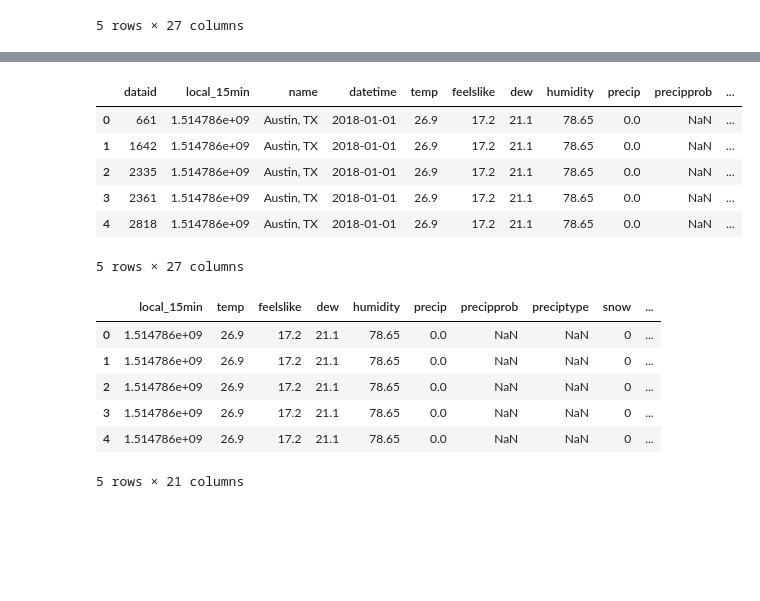
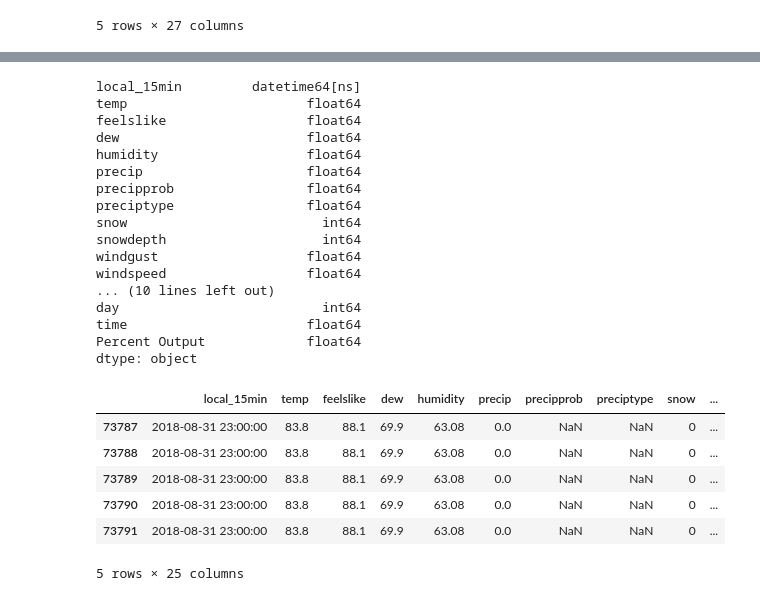
Before and after one commit to manthanand/SeniorDesign, a Jupyter notebook: Solar Forecasting/Data Cleaning.ipynb, the cells around one changed output, grey strips where cells are left out. Cells and saved outputs as stored; diff of their text form; code cells hidden in the pictures; blank space fills up the shorter version.

```diff
--- a/Solar Forecasting/Data Cleaning.ipynb
+++ b/Solar Forecasting/Data Cleaning.ipynb
@@ -112,25 +130,41 @@ trainingdata.dtypes
 trainingdata['local_15min'] = trainingdata['local_15min'].map(lambda x: time.mktime(x.timetuple()))
+# %%
+# turn datetime into 4 new columns: year, month, day, time
+trainingdata['year'] = trainingdata['local_15min'].dt.year
+trainingdata['month'] = trainingdata['local_15min'].dt.month
+trainingdata['day'] = trainingdata['local_15min'].dt.day
+trainingdata['time'] = trainingdata['local_15min'].dt.hour + trainingdata['local_15min'].dt.minute / 60
 # %%
 # reorder so the predicted feature is at the end
 column_to_reorder = trainingdata.pop('Percent Output')
 trainingdata.insert(len(trainingdata. columns), 'Percent Output', column_to_reorder)
 
-trainingdata.head()
+trainingdata.dtypes
 # %% [output]
-|  | dataid | local_15min | name | datetime | temp | feelslike | dew | humidity | precip | precipprob | ... |
-| 0 | 661 | 1.514786e+09 | Austin, TX | 2018-01-01 | 26.9 | 17.2 | 21.1 | 78.65 | 0.0 | NaN | ... |
-| 1 | 1642 | 1.514786e+09 | Austin, TX | 2018-01-01 | 26.9 | 17.2 | 21.1 | 78.65 | 0.0 | NaN | ... |
-| 2 | 2335 | 1.514786e+09 | Austin, TX | 2018-01-01 | 26.9 | 17.2 | 21.1 | 78.65 | 0.0 | NaN | ... |
-| 3 | 2361 | 1.514786e+09 | Austin, TX | 2018-01-01 | 26.9 | 17.2 | 21.1 | 78.65 | 0.0 | NaN | ... |
-| 4 | 2818 | 1.514786e+09 | Austin, TX | 2018-01-01 | 26.9 | 17.2 | 21.1 | 78.65 | 0.0 | NaN | ... |
-5 rows × 27 columns
+local_15min         datetime64[ns]
+temp                       float64
+feelslike                  float64
+dew                        float64
+humidity                   float64
+precip                     float64
+precipprob                 float64
+preciptype                 float64
+snow                         int64
+snowdepth                    int64
+windgust                   float64
+windspeed                  float64
+... (10 lines left out)
+day                          int64
+time                       float64
+Percent Output             float64
+dtype: object
 # %%
-trainingdata.head()
+trainingdata.tail()
 # %% [output]
 |  | local_15min | temp | feelslike | dew | humidity | precip | precipprob | preciptype | snow | ... |
-| 0 | 1.514786e+09 | 26.9 | 17.2 | 21.1 | 78.65 | 0.0 | NaN | NaN | 0 | ... |
-| 1 | 1.514786e+09 | 26.9 | 17.2 | 21.1 | 78.65 | 0.0 | NaN | NaN | 0 | ... |
-| 2 | 1.514786e+09 | 26.9 | 17.2 | 21.1 | 78.65 | 0.0 | NaN | NaN | 0 | ... |
-| 3 | 1.514786e+09 | 26.9 | 17.2 | 21.1 | 78.65 | 0.0 | NaN | NaN | 0 | ... |
-| 4 | 1.514786e+09 | 26.9 | 17.2 | 21.1 | 78.65 | 0.0 | NaN | NaN | 0 | ... |
+| 73787 | 2018-08-31 23:00:00 | 83.8 | 88.1 | 69.9 | 63.08 | 0.0 | NaN | NaN | 0 | ... |
+| 73788 | 2018-08-31 23:00:00 | 83.8 | 88.1 | 69.9 | 63.08 | 0.0 | NaN | NaN | 0 | ... |
+| 73789 | 2018-08-31 23:00:00 | 83.8 | 88.1 | 69.9 | 63.08 | 0.0 | NaN | NaN | 0 | ... |
+| 73790 | 2018-08-31 23:00:00 | 83.8 | 88.1 | 69.9 | 63.08 | 0.0 | NaN | NaN | 0 | ... |
+| 73791 | 2018-08-31 23:00:00 | 83.8 | 88.1 | 69.9 | 63.08 | 0.0 | NaN | NaN | 0 | ... |
-5 rows × 21 columns
+5 rows × 25 columns
```
Also changed, not shown: parts of 7 cells of this notebook, 1 other file.
